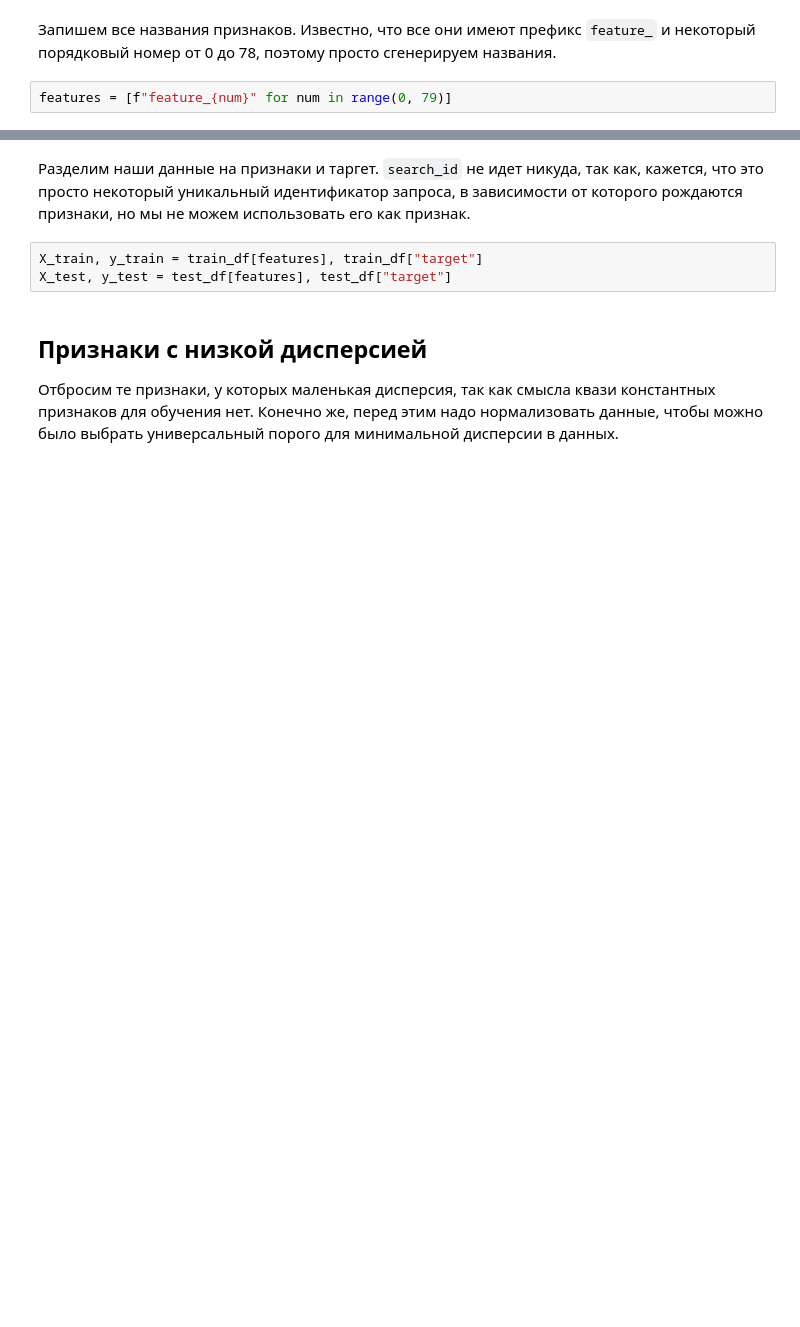
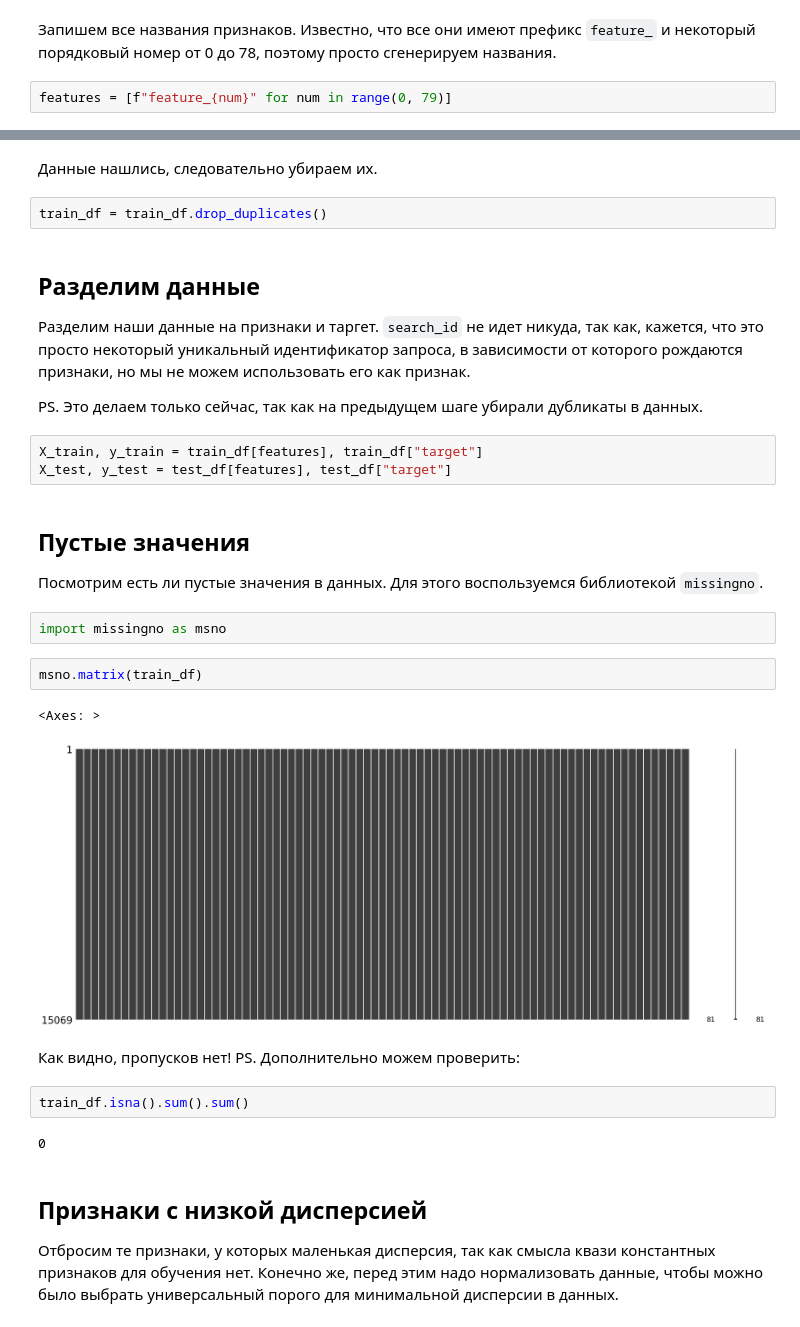
Before and after one commit to evlko/VK-MLE, a Jupyter notebook: model/eda.ipynb, the cells around one changed output, grey strips where cells are left out. Cells and saved outputs as stored; diff of their text form; blank space fills up the shorter version.

```diff
--- a/model/eda.ipynb
+++ b/model/eda.ipynb
@@ -48,8 +71,31 @@ features = [f"feature_{num}" for num in range(0, 79)]
+# %% [markdown]
+Данные нашлись, следовательно убираем их.
+# %%
+train_df = train_df.drop_duplicates()
 # %% [markdown]
+## Разделим данные
 Разделим наши данные на признаки и таргет. `search_id` не идет никуда, так как, кажется, что это просто некоторый уникальный идентификатор запроса, в зависимости от которого рождаются признаки, но мы не можем использовать его как признак.
+
+PS. Это делаем только сейчас, так как на предыдущем шаге убирали дубликаты в данных.
 # %%
 X_train, y_train = train_df[features], train_df["target"]
 X_test, y_test = test_df[features], test_df["target"]
+# %% [markdown]
+## Пустые значения
+Посмотрим есть ли пустые значения в данных. Для этого воспользуемся библиотекой `missingno`.
+# %%
+import missingno as msno
+# %%
+msno.matrix(train_df)
+# %% [output]
+<Axes: >
+[figure, added]
+# %% [markdown]
+Как видно, пропусков нет! PS. Дополнительно можем проверить:
+# %%
+train_df.isna().sum().sum()
+# %% [output]
+0
 # %% [markdown]
 ## Признаки с низкой дисперсией
 Отбросим те признаки, у которых маленькая дисперсия, так как смысла квази константных признаков для обучения нет. Конечно же, перед этим надо нормализовать данные, чтобы можно было выбрать универсальный порого для минимальной дисперсии в данных.
```
Also changed, not shown: parts of 28 cells of this notebook, 6 other files.
